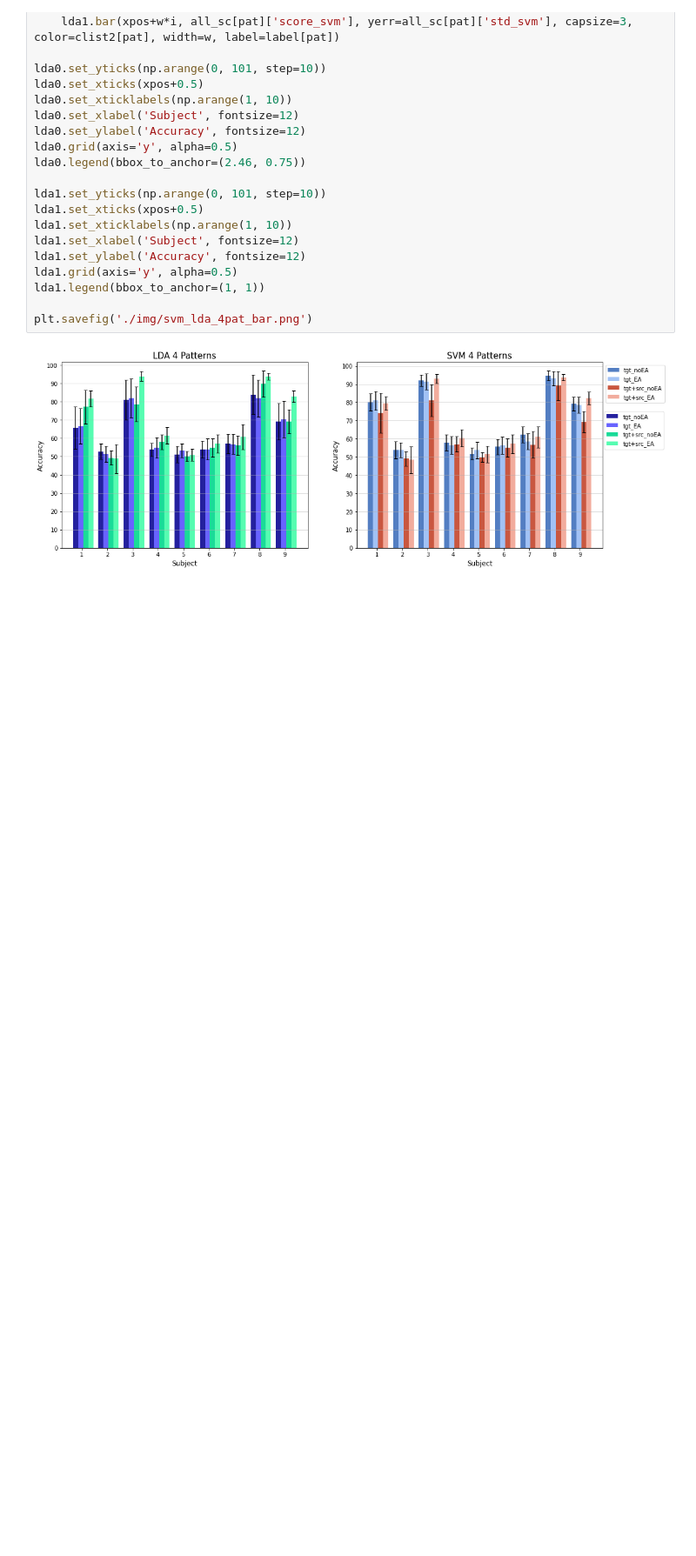
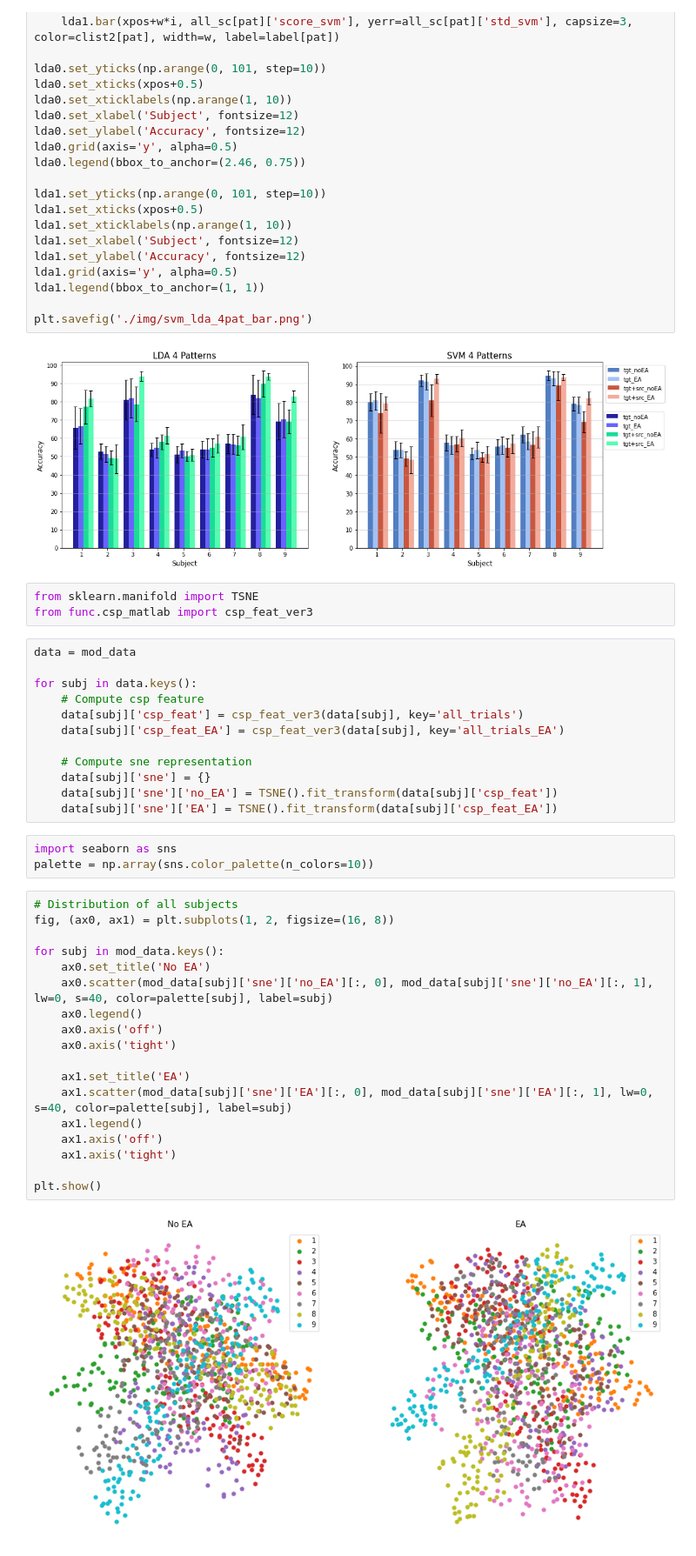
Before and after one commit to orvindemsy/EA-wLTL, a Jupyter notebook: EA+wLTL.ipynb, the cells around one changed output. Shown: that part at 87% size. Drawn from its saved outputs; the diff is of its cells as text; blank space fills up the shorter version.

Commit message:
t-sne plot

```diff
--- a/EA+wLTL.ipynb
+++ b/EA+wLTL.ipynb
@@ -542,3 +543,41 @@ lda1.legend(bbox_to_anchor=(1, 1))
 plt.savefig('./img/svm_lda_4pat_bar.png')
 # %% [output]
 [figure]
+# %%
+from sklearn.manifold import TSNE
+from func.csp_matlab import csp_feat_ver3
+# %%
+data = mod_data
+
+for subj in data.keys():
+    # Compute csp feature
+    data[subj]['csp_feat'] = csp_feat_ver3(data[subj], key='all_trials')
+    data[subj]['csp_feat_EA'] = csp_feat_ver3(data[subj], key='all_trials_EA')
+
+    # Compute sne representation
+    data[subj]['sne'] = {}
+    data[subj]['sne']['no_EA'] = TSNE().fit_transform(data[subj]['csp_feat'])
+    data[subj]['sne']['EA'] = TSNE().fit_transform(data[subj]['csp_feat_EA'])
+# %%
+import seaborn as sns
+palette = np.array(sns.color_palette(n_colors=10))
+# %%
+# Distribution of all subjects
+fig, (ax0, ax1) = plt.subplots(1, 2, figsize=(16, 8))
+
+for subj in mod_data.keys():
+    ax0.set_title('No EA')
+    ax0.scatter(mod_data[subj]['sne']['no_EA'][:, 0], mod_data[subj]['sne']['no_EA'][:, 1], lw=0, s=40, color=palette[subj], label=subj)
+    ax0.legend()
+    ax0.axis('off')
+    ax0.axis('tight')
+
+    ax1.set_title('EA')
+    ax1.scatter(mod_data[subj]['sne']['EA'][:, 0], mod_data[subj]['sne']['EA'][:, 1], lw=0, s=40, color=palette[subj], label=subj)
+    ax1.legend()
+    ax1.axis('off')
+    ax1.axis('tight')
+
+plt.show()
+# %% [output]
+[figure, added]
```
Also changed, not shown: parts of 3 cells of this notebook, 2 other files.
